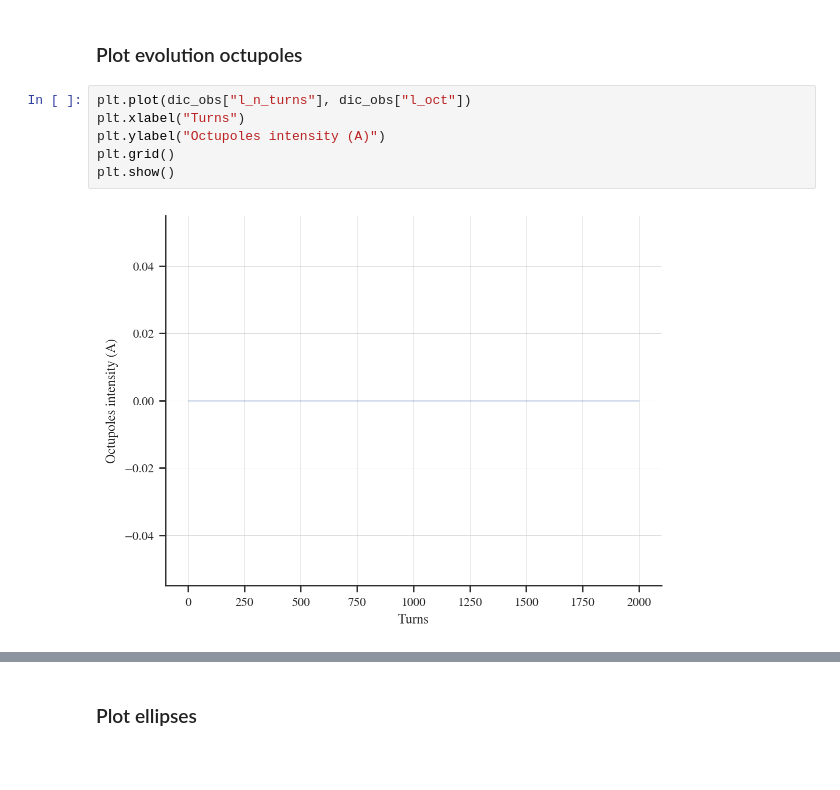
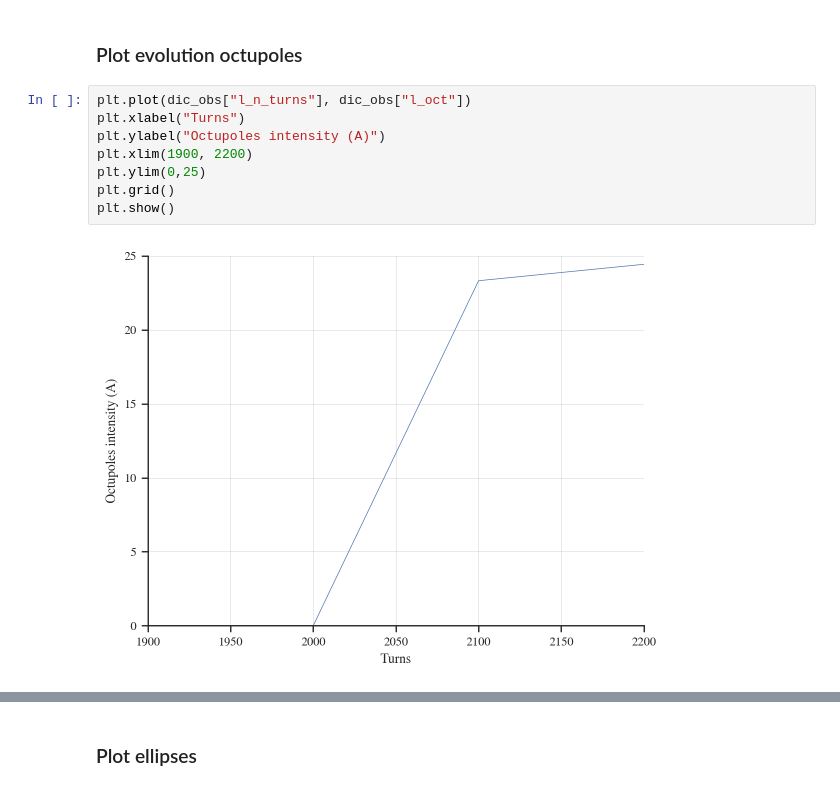
Before and after one commit to ColasDroin/DA_study_boilerplate, a Jupyter notebook: master_study/analysis/analysis_dynamic_octupoles_normalized.ipynb, the cells around one changed output, grey strips where cells are left out. Saved outputs shown, nothing was run; the diff lists cells and outputs as text; blank space fills up the shorter version.

```diff
--- a/master_study/analysis/analysis_dynamic_octupoles_normalized.ipynb
+++ b/master_study/analysis/analysis_dynamic_octupoles_normalized.ipynb
@@ -94,8 +94,10 @@ plt.show()
 # %%
 plt.plot(dic_obs["l_n_turns"], dic_obs["l_oct"])
 plt.xlabel("Turns")
 plt.ylabel("Octupoles intensity (A)")
+plt.xlim(1900, 2200)
+plt.ylim(0,25)
 plt.grid()
 plt.show()
 # %% [output]
-[figure, old version]
+[figure, new version]
```
Also changed, not shown: parts of 5 cells of this notebook, 9 other files.
